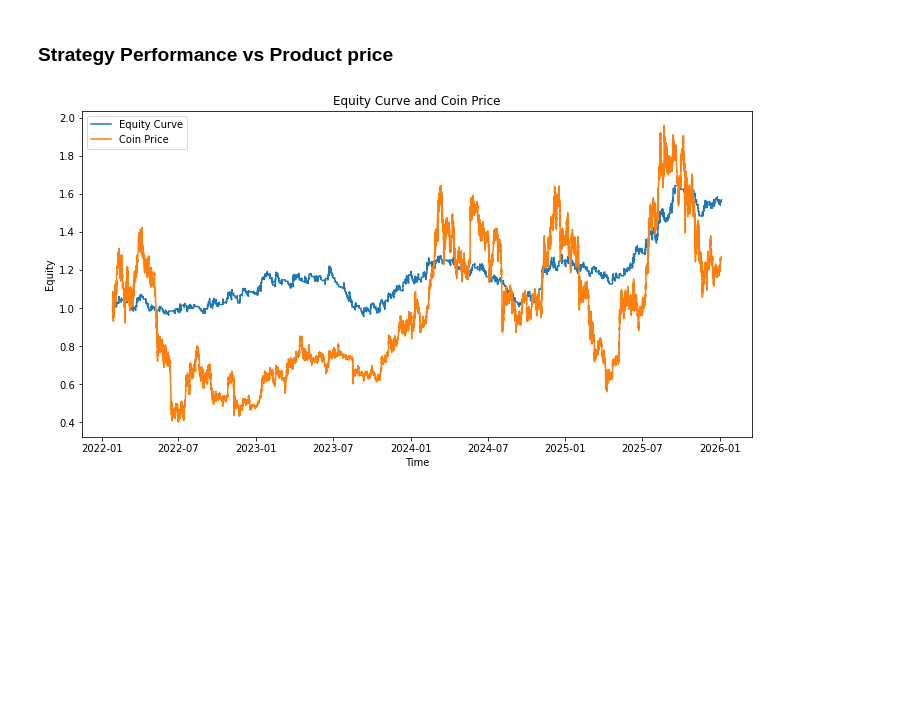
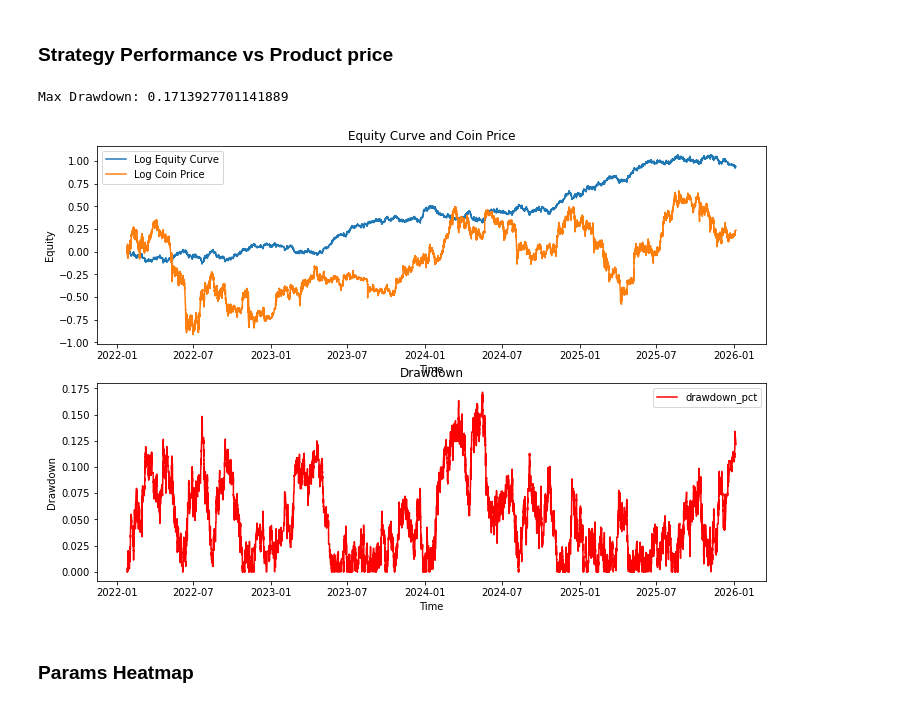
Before and after one commit to s411379067-lab/Strategy-backtester, a Jupyter notebook: run_strategy/run_al_breakout_pullback_50pct.ipynb, the cells around one changed output. Cells and saved outputs as stored; diff of their text form; code cells hidden in the pictures; blank space fills up the shorter version.

```diff
--- a/run_strategy/run_al_breakout_pullback_50pct.ipynb
+++ b/run_strategy/run_al_breakout_pullback_50pct.ipynb
@@ -104,7 +104,7 @@ def split_into_train_test(df: pd.DataFrame, train_pct: float = 0.7) -> tuple[pd.
     test_df = df[df.index.isin(test_dates)].copy()
     return train_df, test_df
 # %%
-splited_dfs = split_into_windows(df, n_windows=5, overlap_ratio=0)
+splited_dfs = split_into_windows(df, n_windows=20, overlap_ratio=0)
 splited_train_test_dfs = [split_into_train_test(window_df, train_pct=0.7) for window_df in splited_dfs]
 # %% [markdown]
 ## Build Strategy
@@ -316,15 +490,37 @@ print(trade_grouped)
 ### Strategy Performance vs Product price
 # %%
 import matplotlib.pyplot as plt
+import numpy as np
 coin_curve = df.groupby(df.index).last()['close']
 equity_curve = result.equity_curve
-plt.figure(figsize=(12, 6))
-plt.plot(equity_curve.index, equity_curve.values/equity_curve.values[0], label='Equity Curve')
-plt.plot(coin_curve.index, coin_curve.values/coin_curve.values[0], label='Coin Price')
+plt.figure(figsize=(12, 8))
+# subplot equity curve and coin price
+plt.subplot(2, 1, 1)
+log_equity = np.log(equity_curve / equity_curve.iloc[0])
+log_coin = np.log(coin_curve / coin_curve.iloc[0])
+plt.plot(equity_curve.index, log_equity, label='Log Equity Curve')
+plt.plot(coin_curve.index, log_coin, label='Log Coin Price')
+drawdown_pct = (equity_curve.cummax() - equity_curve) / equity_curve.cummax()
+drawdown = equity_curve.cummax() - equity_curve
+max_drawdown = drawdown_pct.max()
 plt.title('Equity Curve and Coin Price')
 plt.xlabel('Time')
 plt.ylabel('Equity')
 plt.legend()
+print(f"Max Drawdown: {max_drawdown}")
+## subplot drawdown
+plt.subplot(2, 1, 2)
+plt.plot(drawdown_pct.index, drawdown_pct.values, label='drawdown_pct', color='red')
+plt.title('Drawdown')
+plt.xlabel('Time')
+plt.ylabel('Drawdown')
+plt.legend()
+
+
+
 plt.show()
 # %% [output]
+Max Drawdown: 0.1713927701141889
-[figure, old version]
+[figure, new version]
+# %% [markdown]
+### Params Heatmap
```
Also changed, not shown: parts of 8 cells of this notebook, 2 other files.
